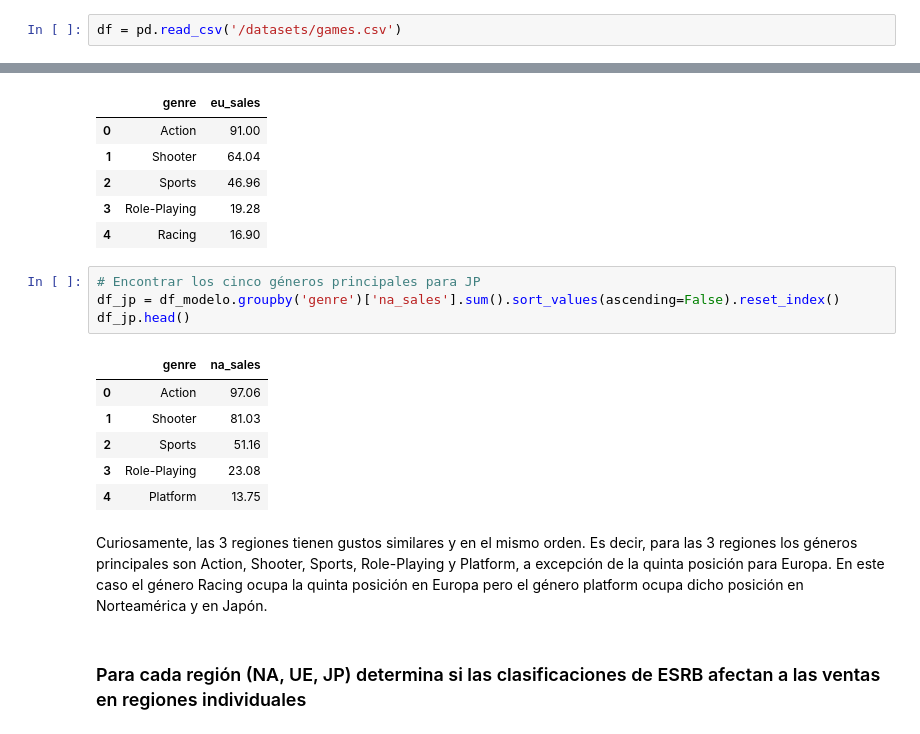
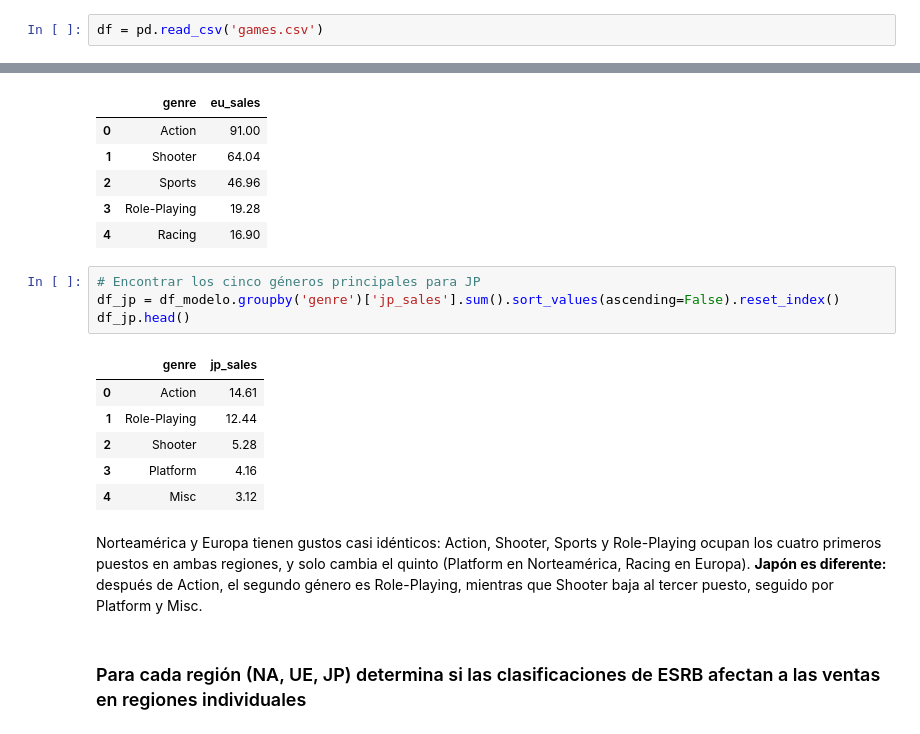
Before and after one commit to sguarin117/video-game-sales-analysis, a Jupyter notebook: video_game_sales_analysis.ipynb, the cells around one changed output, grey strips where cells are left out. Drawn from its saved outputs; the diff is of its cells as text.

```diff
--- a/video_game_sales_analysis.ipynb
+++ b/video_game_sales_analysis.ipynb
@@ -32,7 +32,7 @@ import seaborn as sns
 # %% [markdown]
 Vamos a cargar nuestro dataset
 # %%
-df = pd.read_csv('/datasets/games.csv')
+df = pd.read_csv('games.csv')
 # %% [markdown]
 Vamos a validar nuestro dataset
 # %%
@@ -822,17 +822,17 @@ df_eu.head()
 | 4 | Racing | 16.90 |
 # %%
 # Encontrar los cinco géneros principales para JP
-df_jp = df_modelo.groupby('genre')['na_sales'].sum().sort_values(ascending=False).reset_index()
+df_jp = df_modelo.groupby('genre')['jp_sales'].sum().sort_values(ascending=False).reset_index()
 df_jp.head()
 # %% [output]
-|  | genre | na_sales |
-| 0 | Action | 97.06 |
-| 1 | Shooter | 81.03 |
-| 2 | Sports | 51.16 |
-| 3 | Role-Playing | 23.08 |
-| 4 | Platform | 13.75 |
+|  | genre | jp_sales |
+| 0 | Action | 14.61 |
+| 1 | Role-Playing | 12.44 |
+| 2 | Shooter | 5.28 |
+| 3 | Platform | 4.16 |
+| 4 | Misc | 3.12 |
 # %% [markdown]
-Curiosamente, las 3 regiones tienen gustos similares y en el mismo orden. Es decir, para las 3 regiones los géneros principales son Action, Shooter, Sports, Role-Playing y Platform, a excepción de la quinta posición para Europa. En este caso el género Racing ocupa la quinta posición en Europa pero el género platform ocupa dicho posición en Norteamérica y en Japón.
+Norteamérica y Europa tienen gustos casi idénticos: Action, Shooter, Sports y Role-Playing ocupan los cuatro primeros puestos en ambas regiones, y solo cambia el quinto (Platform en Norteamérica, Racing en Europa). **Japón es diferente:** después de Action, el segundo género es Role-Playing, mientras que Shooter baja al tercer puesto, seguido por Platform y Misc.
 # %% [markdown]
 ### Para cada región (NA, UE, JP) determina si las clasificaciones de ESRB afectan a las ventas en regiones individuales
 # %%
```
Also changed, not shown: parts of 7 cells of this notebook.
